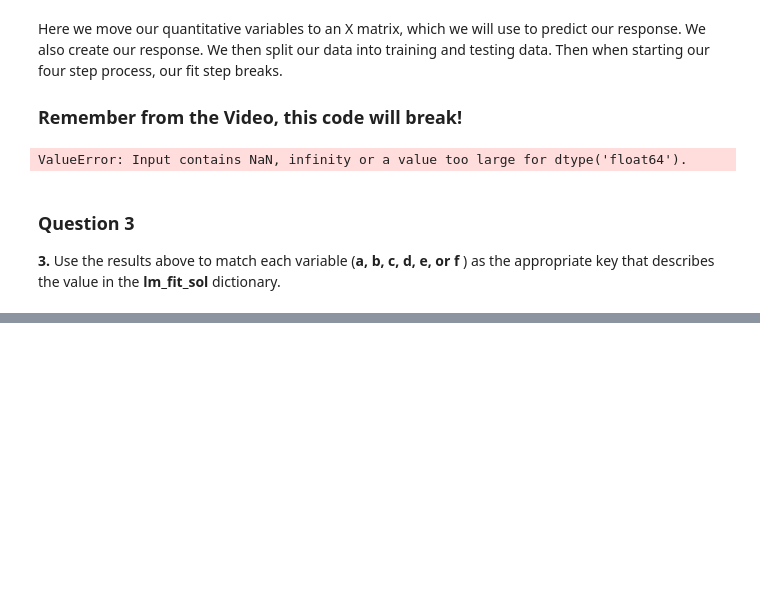
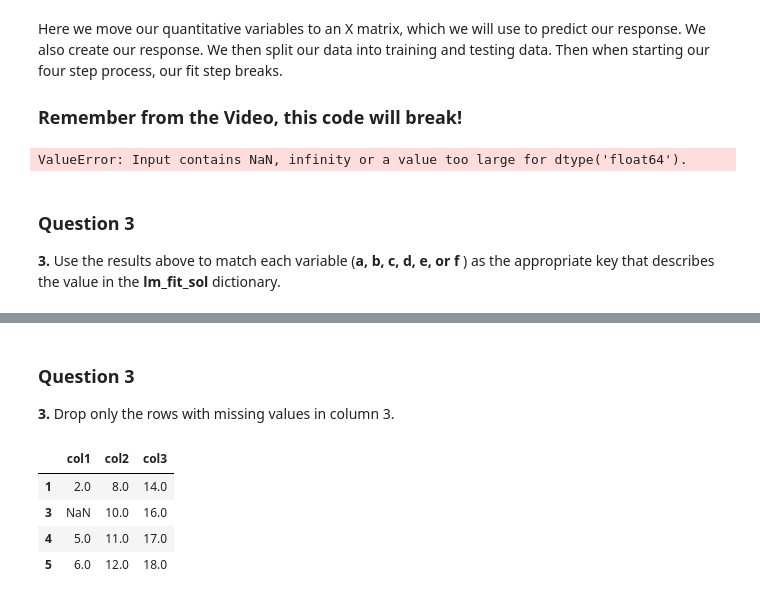
Before and after one commit to eatPizza311/Udacity-DSND, a Jupyter notebook: L1-Introduction to Data Science/CRISP_DM/CRISP-DM_quiz.ipynb, the cells around one changed output, grey strips where cells are left out. Cells and saved outputs as stored; diff of their text form; code cells hidden in the pictures; blank space fills up the shorter version.

```diff
--- a/L1-Introduction to Data Science/CRISP_DM/CRISP-DM_quiz.ipynb
+++ b/L1-Introduction to Data Science/CRISP_DM/CRISP-DM_quiz.ipynb
@@ -589,0 +645,16 @@ lm_fit_sol = {'What is the reason that the fit method broke?': d,
+# %% [markdown]
+### Question 3
+
+**3.** Drop only the rows with missing values in column 3.
+# %%
+only3_drop = small_dataset[small_dataset.col3.notnull()]
+only3_drop = small_dataset.dropna(subset=['col3'], how='any')
+
+#print result
+only3_drop
+# %% [output]
+|  | col1 | col2 | col3 |
+| 1 | 2.0 | 8.0 | 14.0 |
+| 3 | NaN | 10.0 | 16.0 |
+| 4 | 5.0 | 11.0 | 17.0 |
+| 5 | 6.0 | 12.0 | 18.0 |
```
Also changed, not shown: parts of 10 cells of this notebook.
